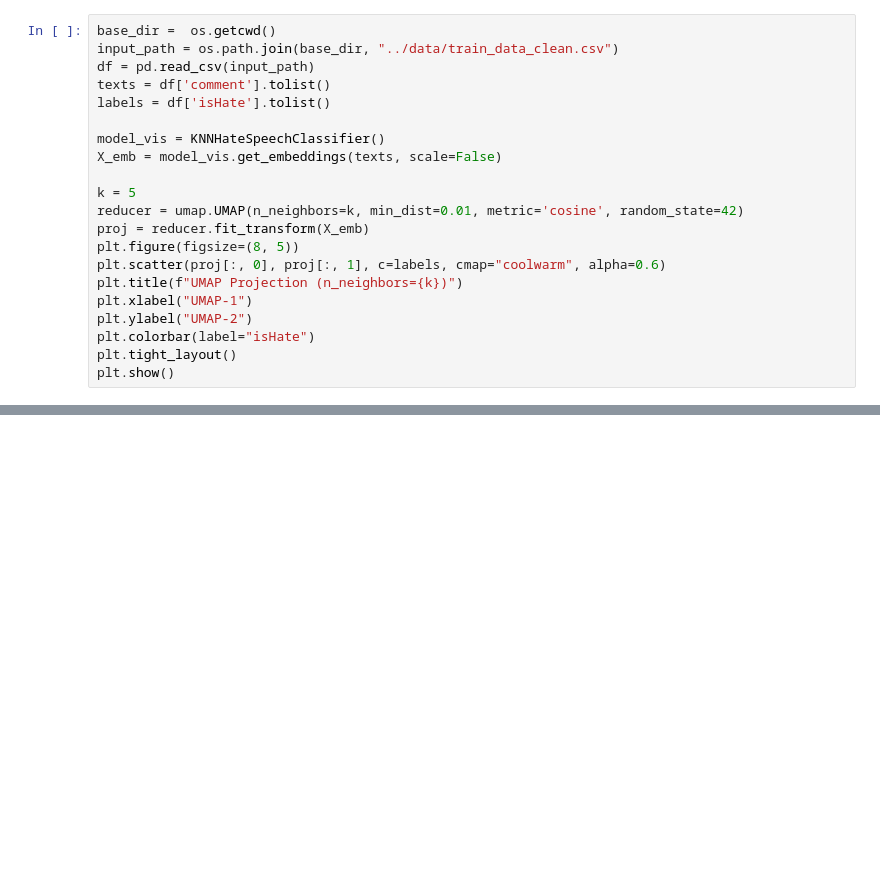
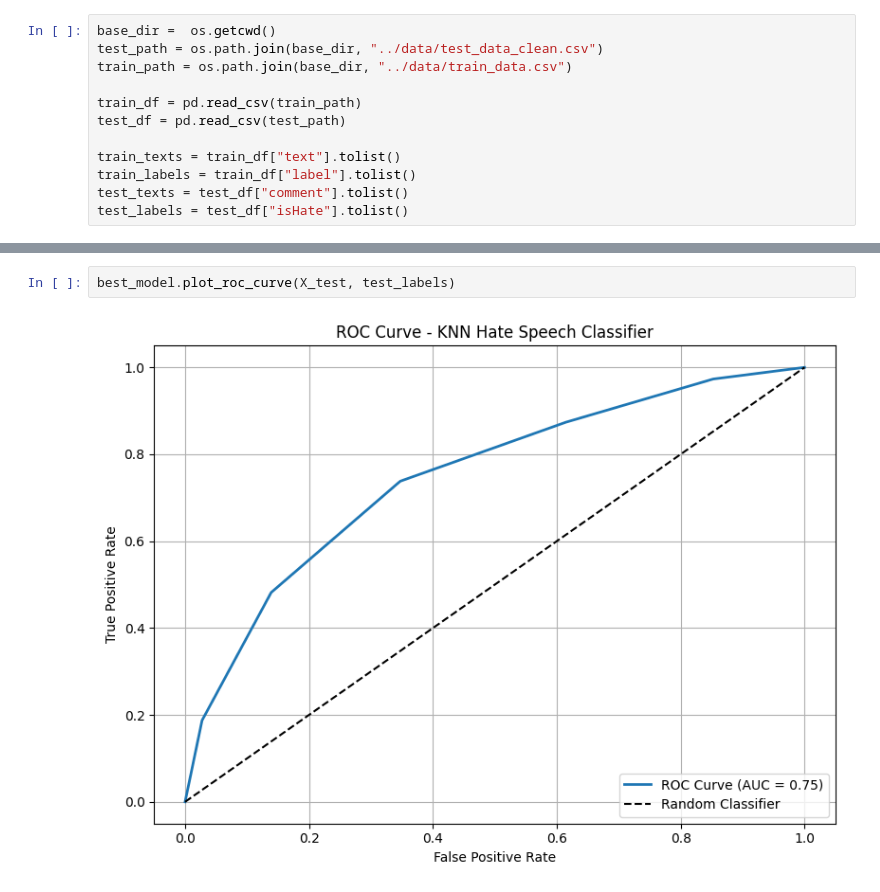
Before and after one commit to Vighnesh-Avadhanam/Hate-Speech-Classification, a Jupyter notebook: code/knn_model.ipynb, the cells around one changed output, grey strips where cells are left out. Drawn from its saved outputs; the diff is of its cells as text; blank space fills up the shorter version.

Commit message:
KNN update with new data

```diff
--- a/code/knn_model.ipynb
+++ b/code/knn_model.ipynb
@@ -67,21 +105,12 @@ class KNNHateSpeechClassifier(BaseEstimator, ClassifierMixin):
 # %%
 base_dir =  os.getcwd()
-input_path = os.path.join(base_dir, "../data/train_data_clean.csv")
-df = pd.read_csv(input_path)
-texts = df['comment'].tolist()
-labels = df['isHate'].tolist()
+test_path = os.path.join(base_dir, "../data/test_data_clean.csv")
+train_path = os.path.join(base_dir, "../data/train_data.csv")
 
-model_vis = KNNHateSpeechClassifier()
-X_emb = model_vis.get_embeddings(texts, scale=False)
+train_df = pd.read_csv(train_path)
+test_df = pd.read_csv(test_path)
 
-k = 5
-reducer = umap.UMAP(n_neighbors=k, min_dist=0.01, metric='cosine', random_state=42)
-proj = reducer.fit_transform(X_emb)
-plt.figure(figsize=(8, 5))
-plt.scatter(proj[:, 0], proj[:, 1], c=labels, cmap="coolwarm", alpha=0.6)
-plt.title(f"UMAP Projection (n_neighbors={k})")
-plt.xlabel("UMAP-1")
-plt.ylabel("UMAP-2")
-plt.colorbar(label="isHate")
-plt.tight_layout()
-plt.show()
+train_texts = train_df["text"].tolist()
+train_labels = train_df["label"].tolist()
+test_texts = test_df["comment"].tolist()
+test_labels = test_df["isHate"].tolist()
@@ -128,0 +155,4 @@ plt.show()
+# %%
+best_model.plot_roc_curve(X_test, test_labels)
+# %% [output]
+[figure, added]
```
Also changed, not shown: parts of 6 cells of this notebook.
